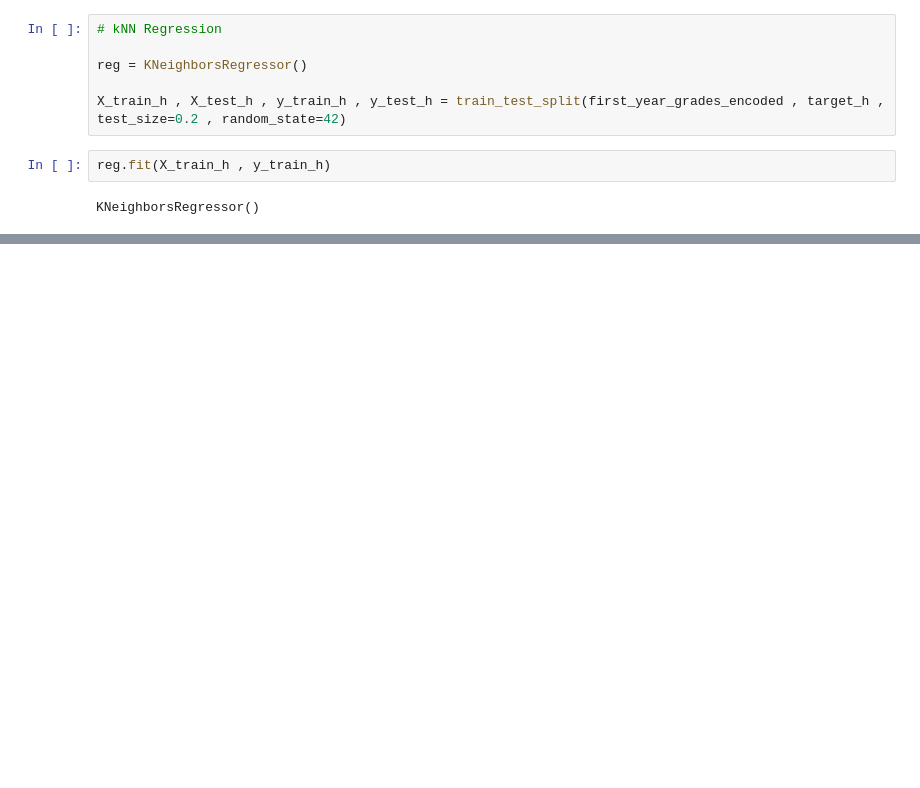
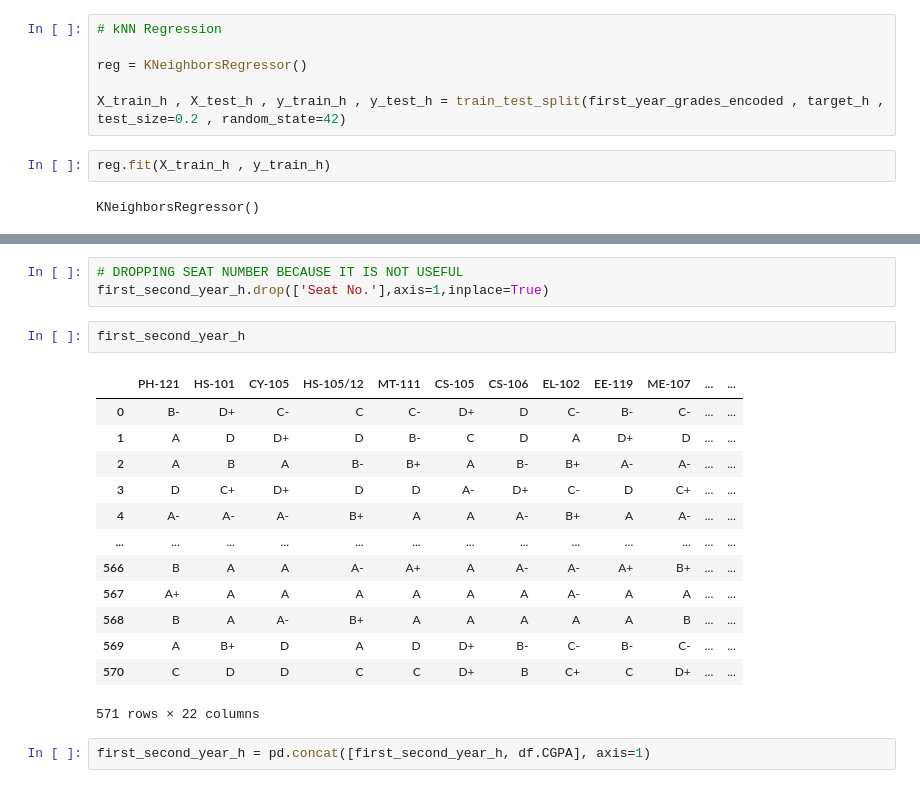
Before and after one commit to MuhammadZainAmmad/CEP_ML, a Jupyter notebook: Solution/CEP_ML.ipynb, the cells around one changed output, grey strips where cells are left out. Saved outputs shown, nothing was run; the diff lists cells and outputs as text; blank space fills up the shorter version.

```diff
--- a/Solution/CEP_ML.ipynb
+++ b/Solution/CEP_ML.ipynb
@@ -350,0 +380,21 @@ Training Data set score: 87.73 %
+# %%
+# DROPPING SEAT NUMBER BECAUSE IT IS NOT USEFUL
+first_second_year_h.drop(['Seat No.'],axis=1,inplace=True)
+# %%
+first_second_year_h
+# %% [output]
+|  | PH-121 | HS-101 | CY-105 | HS-105/12 | MT-111 | CS-105 | CS-106 | EL-102 | EE-119 | ME-107 | ... | ... |
+| 0 | B- | D+ | C- | C | C- | D+ | D | C- | B- | C- | ... | ... |
+| 1 | A | D | D+ | D | B- | C | D | A | D+ | D | ... | ... |
+| 2 | A | B | A | B- | B+ | A | B- | B+ | A- | A- | ... | ... |
+| 3 | D | C+ | D+ | D | D | A- | D+ | C- | D | C+ | ... | ... |
+| 4 | A- | A- | A- | B+ | A | A | A- | B+ | A | A- | ... | ... |
+| ... | ... | ... | ... | ... | ... | ... | ... | ... | ... | ... | ... | ... |
+| 566 | B | A | A | A- | A+ | A | A- | A- | A+ | B+ | ... | ... |
+| 567 | A+ | A | A | A | A | A | A | A- | A | A | ... | ... |
+| 568 | B | A | A- | B+ | A | A | A | A | A | B | ... | ... |
+| 569 | A | B+ | D | A | D | D+ | B- | C- | B- | C- | ... | ... |
+| 570 | C | D | D | C | C | D+ | B | C+ | C | D+ | ... | ... |
+571 rows × 22 columns
+# %%
+first_second_year_h = pd.concat([first_second_year_h, df.CGPA], axis=1)
```
Also changed, not shown: parts of 16 cells of this notebook.
